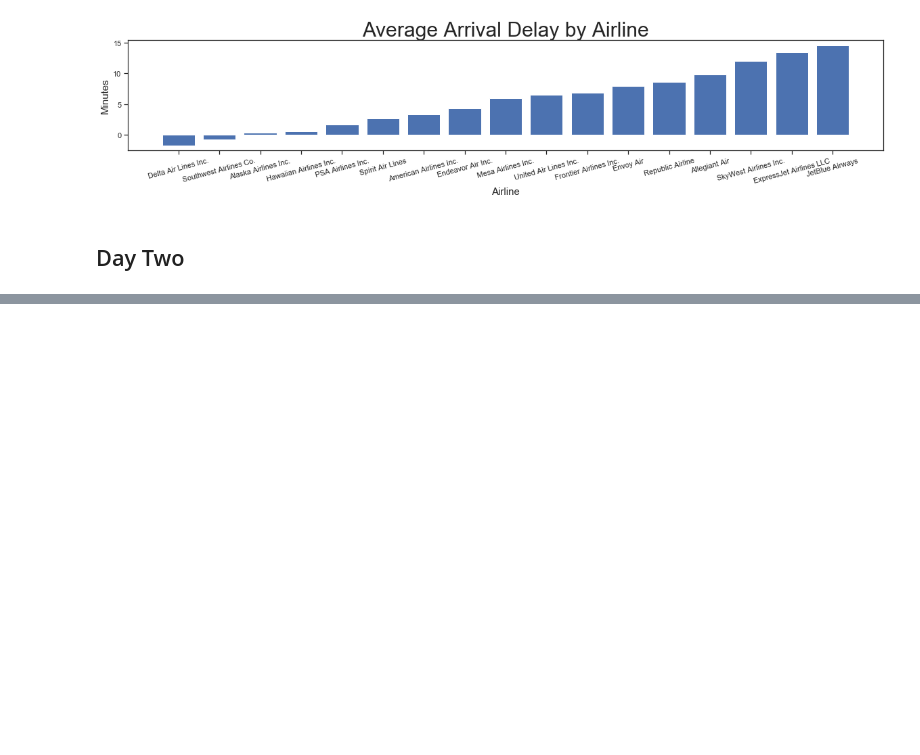
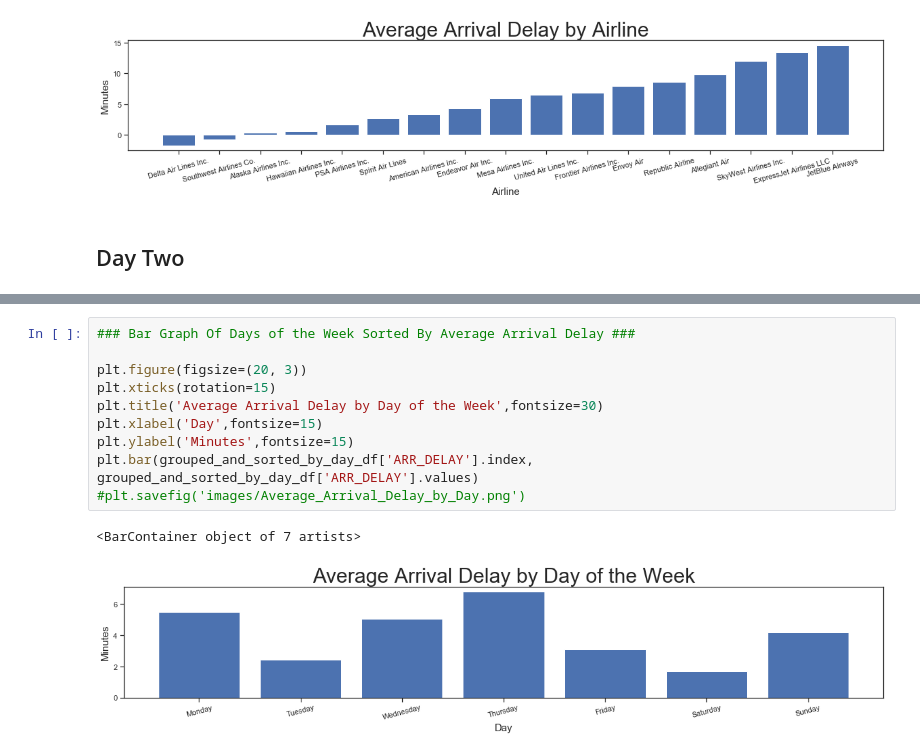
Before and after one commit to justinpaulturner/Hate-To-Wait_Airline_Exploratory_Data_Analysis, a Jupyter notebook: Data Tests.ipynb, the cells around one changed output, grey strips where cells are left out. Drawn from its saved outputs; the diff is of its cells as text; blank space fills up the shorter version.

```diff
--- a/Data Tests.ipynb
+++ b/Data Tests.ipynb
@@ -118 +129,14 @@ plt.savefig('images/Top_30_Average_Departure_Delay_by_Airport.png')
 [figure]
+# %%
+### Bar Graph Of Days of the Week Sorted By Average Arrival Delay ###
+
+plt.figure(figsize=(20, 3))
+plt.xticks(rotation=15)
+plt.title('Average Arrival Delay by Day of the Week',fontsize=30)
+plt.xlabel('Day',fontsize=15)
+plt.ylabel('Minutes',fontsize=15)
+plt.bar(grouped_and_sorted_by_day_df['ARR_DELAY'].index, grouped_and_sorted_by_day_df['ARR_DELAY'].values)
+#plt.savefig('images/Average_Arrival_Delay_by_Day.png')
+# %% [output]
+<BarContainer object of 7 artists>
+[figure, added]
```
Also changed, not shown: parts of 6 cells of this notebook, 1 other file.
